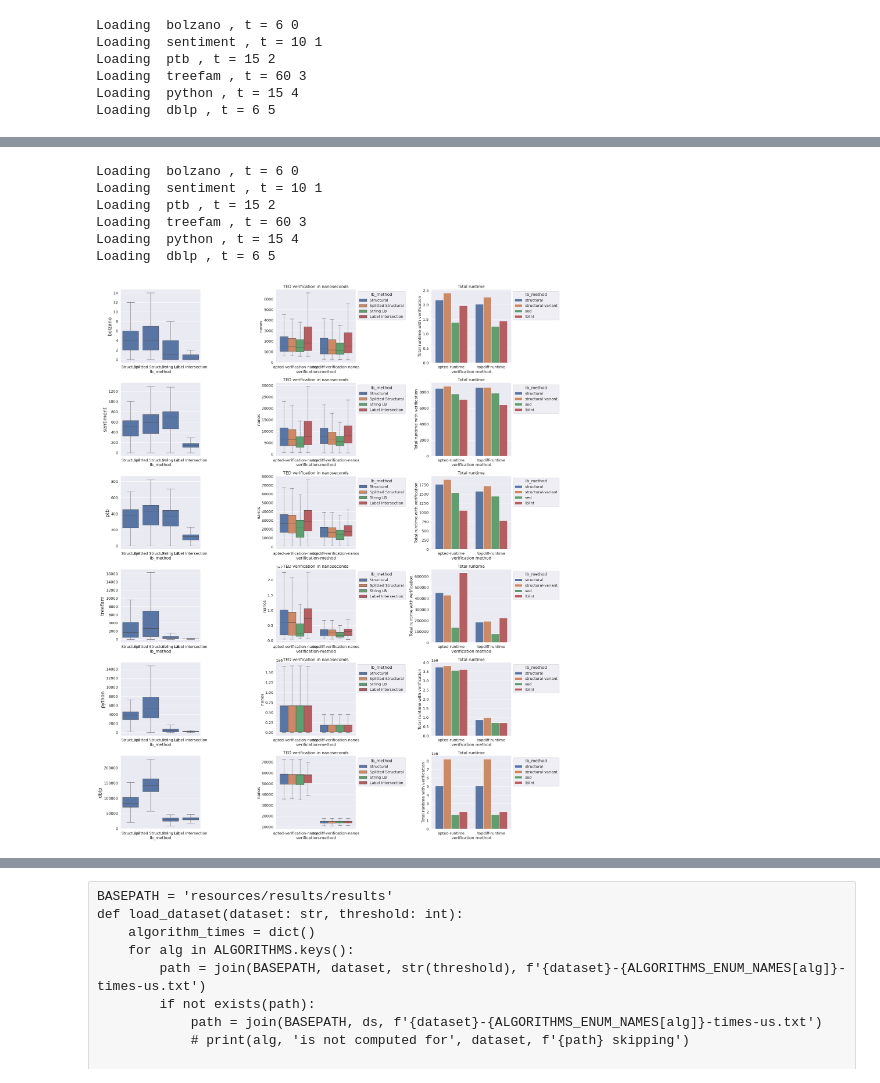
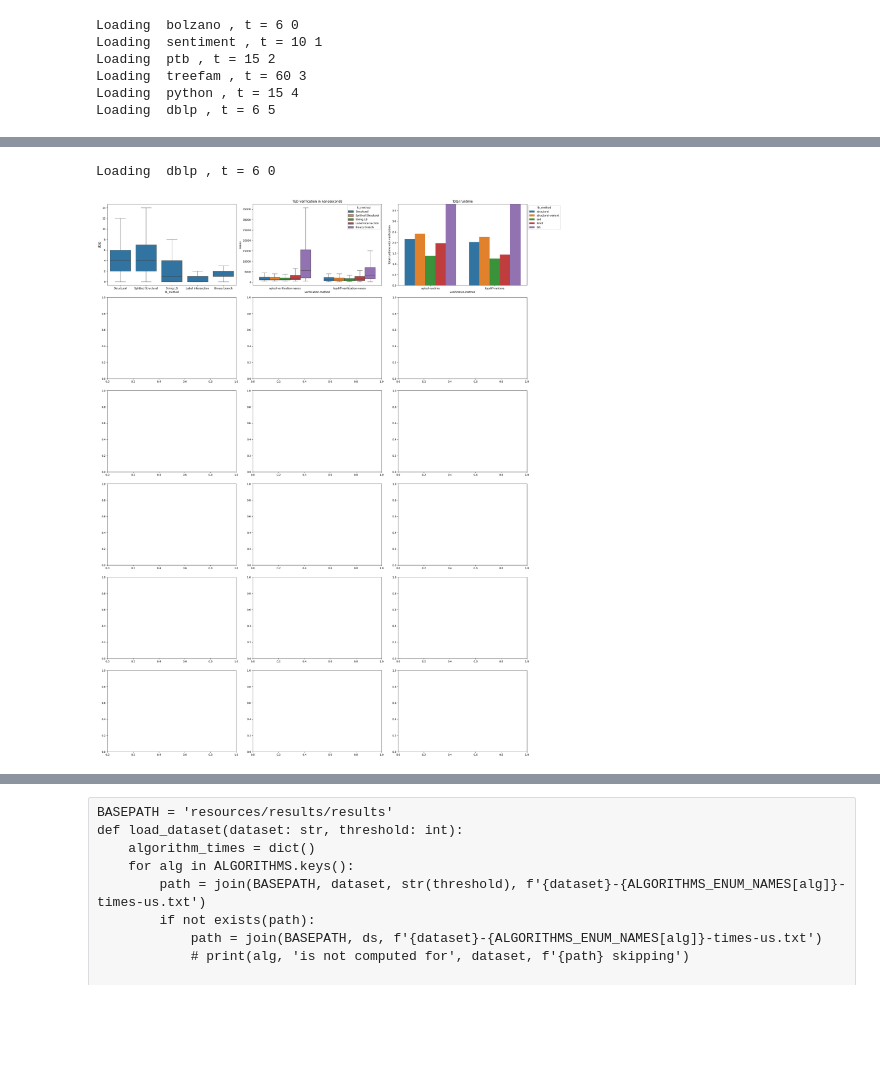
Before and after one commit to LukMRVC/tree-statistics, a Jupyter notebook: TED-viz.ipynb, the cells around one changed output, grey strips where cells are left out. Cells and saved outputs as stored; diff of their text form; code cells hidden in the pictures; blank space fills up the shorter version.

```diff
--- a/TED-viz.ipynb
+++ b/TED-viz.ipynb
@@ -22,7 +25,8 @@ ALGORITHMS = {
     'structural': 'Structural',
     'structural-variant': 'Splitted Structural',
     'sed': 'String LB',
-    'lblint': 'Label Intersection'
+    'lblint': 'Label Intersection',
+    'bib': 'Binary branch'
 }
 
 datasets = ('bolzano', 'dblp', 'ptb', 'python', 'sentiment', 'swissprot', 'treefam')
@@ -226,3 +231,16 @@ Loading  ptb , t = 15 2
 Loading  treefam , t = 60 3
 Loading  python , t = 15 4
 Loading  dblp , t = 6 5
+# %%
+new_labels = ["Structural", "Splitted structural", "String LB", "Label intersection", "Binary branch"]
+# new_labels = ["Structural", "Splitted structural", "String LB", "Label intersection"]
+# %%
+runtime, melted_absolute, lb_df = verification_times[-1]
+
+display(runtime)
+
+rtmt = runtime.melt(value_vars=['apted-runtime', 'topdiff-runtime'], id_vars=['lb_method'], var_name='verification method', value_name='runtime')
+grouped = rtmt.groupby(['lb_method', 'verification method']).sum()
+upper_bound = grouped.loc[('structural-variant', 'apted-runtime')]['runtime'] + grouped.loc[('sed', 'apted-runtime')]['runtime']
+grouped
+# upper_bound = grouped['structural-variant'] + grouped['
@@ -230,11 +267,10 @@ Loading  dblp , t = 6 5
 len_tested = len(tested_values)
 fig, axes = plt.subplots(len_tested, 3, figsize=(25, 30))
 # http://localhost:8888/lab/tree/TED-viz.ipynb#Verification-time-(TED-time)-%-of-complete-LB-+-verification-time
-for i, (ds, t) in enumerate(tested_values):
+for i, (ds, t) in enumerate(tested_values[-1:]):
     print('Loading ', ds, ', t =', t, i)
+    ###### Filter runtime #########
     runtime, melted_absolute, lb_df = verification_times[i]
-
-
     ofix, oax = plt.subplots(figsize=(8, 6))
     sns.boxplot(data=lb_df, x='lb_method', y='lb_time', showfliers = False, ax=axes[i, 0])
 
@@ -246,49 +282,61 @@ for i, (ds, t) in enumerate(tested_values):
     plt.close(ofix)
     ofix, oax = plt.subplots(figsize=(10, 6))
 
+
+    ###### Verification times #########
     # axes[i, 0].set_title('LB comp time in nanoseconds')
     sns.boxplot(data=melted_absolute, x='verification-method', hue='lb_method', y='nanos', showfliers = False, ax=axes[i, 1])
     verif_plot = sns.boxplot(data=melted_absolute, x='verification-method', hue='lb_method', y='nanos', showfliers = False, ax=oax)
-    sns.move_legend(oax, 'best', title='LB method', labels=["Structural", "Splitted structural", "String LB", "Label intersection"])
+    sns.move_legend(oax, 'best', title='LB method', labels=new_labels)
     axes[i, 1].set_title('TED verification in nanoseconds')
     oax.set_title('TED verification in nanoseconds')
     oax.set_ylabel('Nanoseconds')
     oax.set_xlabel('Verification method')
-    sns.move_legend(axes[i, 1], "upper left", bbox_to_anchor=(1, 1))
+    # sns.move_legend(axes[i, 1], "upper left", bbox_to_anchor=(1, 1))
     # sns.move_legend(oax, "upper left", bbox_to_anchor=(1, 1))
 
     ofix.savefig(f"resources/plots/{ds}-verification-times.svg", format='svg', bbox_inches='tight')
     plt.close(ofix)
 
+    ###### Overall runtime #########
     ofix, oax = plt.subplots(figsize=(10, 6))
     rtmt = runtime.melt(value_vars=['apted-runtime', 'topdiff-runtime'], id_vars=['lb_method'], var_name='verification method', value_name='runtime')
+
+    grouped = rtmt.groupby(['lb_method', 'verification method']).sum()
+    upper_bound = grouped.loc[('structural-variant', 'apted-runtime')]['runtime'] + grouped.loc[('sed', 'apted-runtime')]['runtime']
+
     sns.barplot(data=rtmt, x='verification method', hue='lb_method', y='runtime', ax=axes[i, 2])
+    axes[i, 2].set_ylim(0, upper_bound)
     runtime_fig = sns.barplot(data=rtmt, x='verification method', hue='lb_method', y='runtime', ax=oax)
     sns.move_legend(axes[i, 2], "upper left", bbox_to_anchor=(1, 1))
     axes[i, 2].set_title('Total runtime')
     axes[i, 2].set_ylabel('Total runtime with verification')
 
+    # axes[i, 2].bar_label(axes[i, 2].containers[-1], label_type='center', rotation=90, color='white')
+
     # sns.move_legend(oax, "upper left", bbox_to_anchor=(1, 1))
-    sns.move_legend(oax, 'best', title='LB method', labels=["Structural", "Splitted structural", "String LB", "Label intersection"])
+    sns.move_legend(oax, 'best', title='LB method', labels=new_labels)
+    oax.set_ylim(0, upper_bound)
     oax.set_title('Total runtime')
     oax.set_ylabel('Nanoseconds')
     oax.set_xlabel('Verification method')
+
+    lbl_type = 'center' if ds not in ('python', ) else 'edge'
+    oax.bar_label(oax.containers[-1], label_type=lbl_type, rotation=90, color='black')
+    if ds == 'treefam':
+        oax.bar_label(oax.containers[-2], label_type='center', rotation=90, color='black')
+
     ofix.savefig(f"resources/plots/{ds}-overall-times.svg", format='svg', bbox_inches='tight')
     plt.close(ofix)
 
-for ax, (ds, _) in zip(axes[:, 0], tested_values):
+for ax, (ds, _) in zip(axes[:, 0], tested_values[-1:]):
     ax.set_ylabel(ds, size='large')
 
 plt.tight_layout()
 plt.show()
 # %% [output]
-Loading  bolzano , t = 6 0
-Loading  sentiment , t = 10 1
-Loading  ptb , t = 15 2
-Loading  treefam , t = 60 3
-Loading  python , t = 15 4
-Loading  dblp , t = 6 5
+Loading  dblp , t = 6 0
-[figure, old version]
+[figure, new version]
 # %%
 f, axes = plt.subplots(2, 4, figsize=(32, 11))
 f.suptitle('Single tree to dataset search time in Microseconds, SPLIT=4')
```
Also changed, not shown: parts of 8 cells of this notebook, 8 other files.
